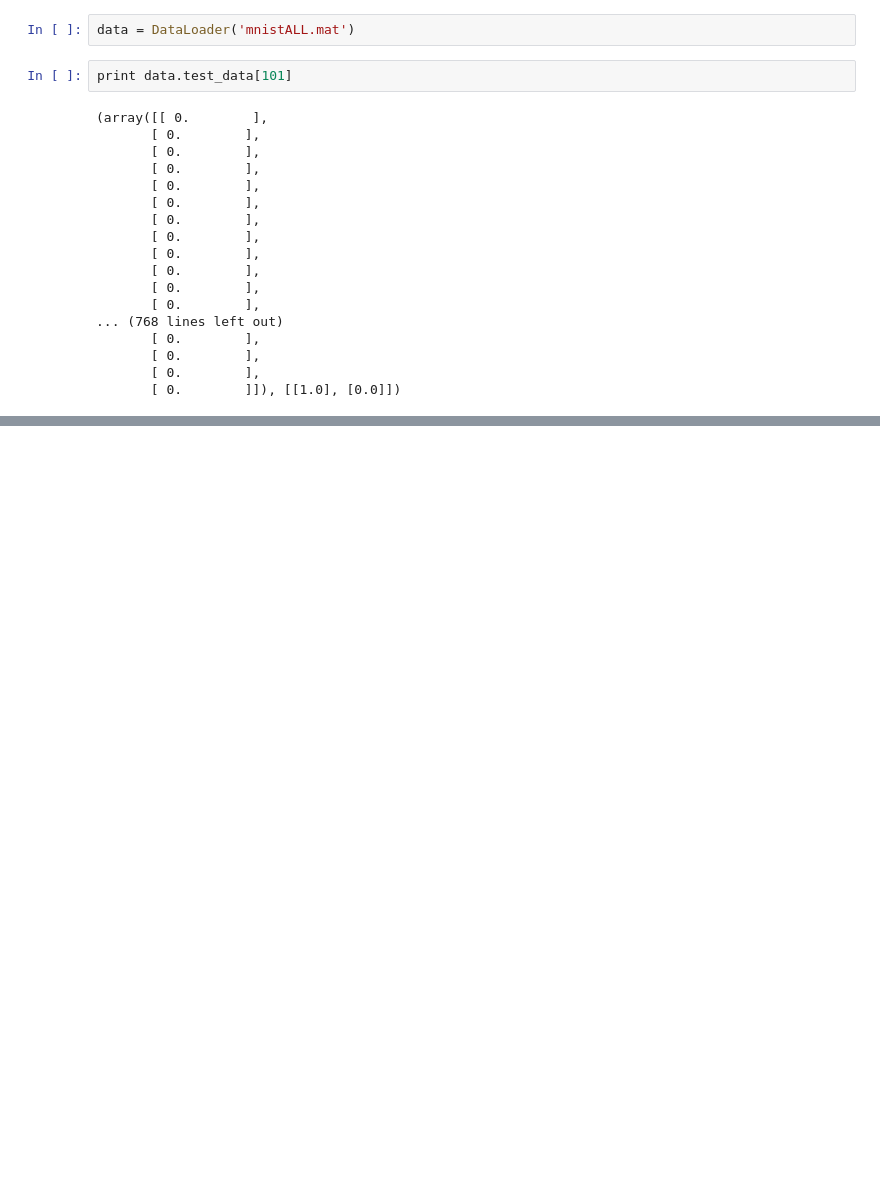
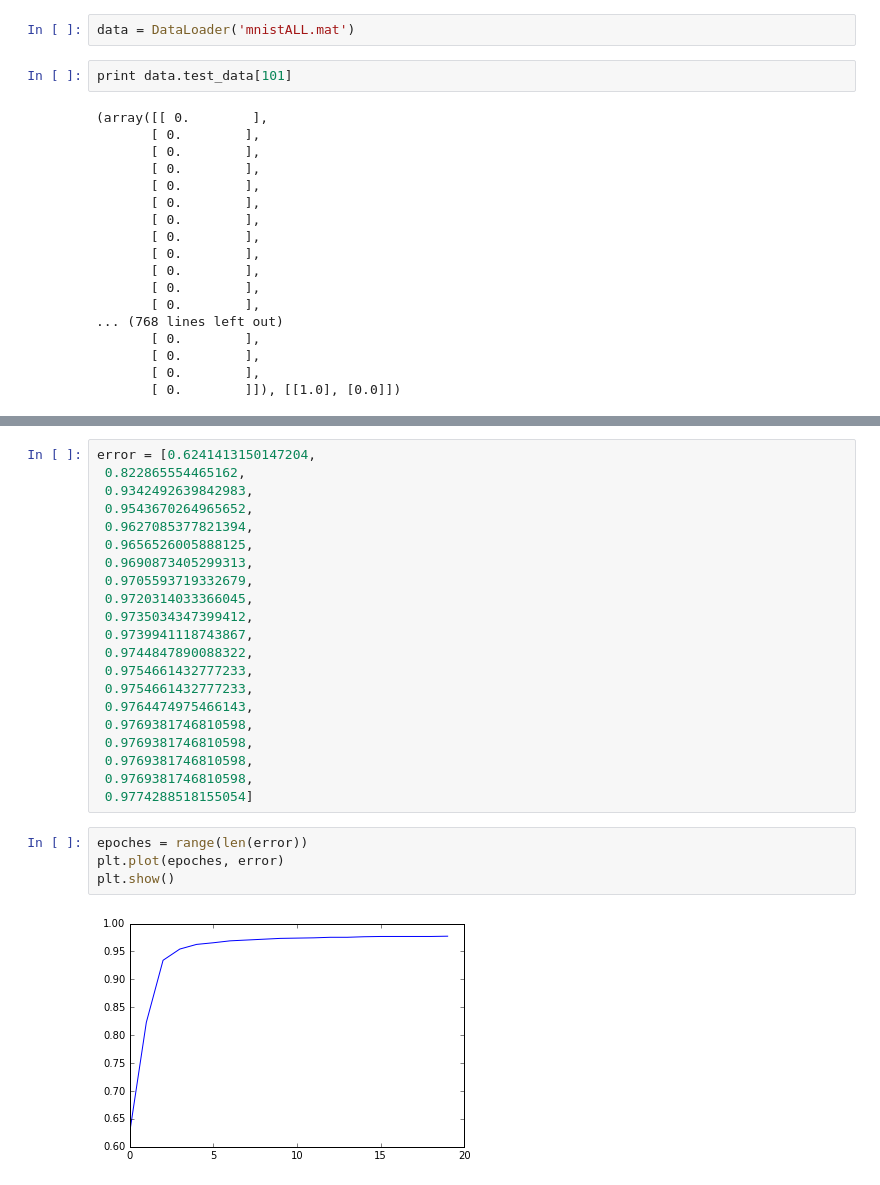
Before and after one commit to kevin91nl/machine-learning, a Jupyter notebook: MLP/MLP0129.ipynb, the cells around one changed output, grey strips where cells are left out. Drawn from its saved outputs; the diff is of its cells as text; blank space fills up the shorter version.

```diff
--- a/MLP/MLP0129.ipynb
+++ b/MLP/MLP0129.ipynb
@@ -209,0 +250,27 @@ Epoch 29: 2001 / 2038
+# %%
+error = [0.6241413150147204,
+ 0.822865554465162,
+ 0.9342492639842983,
+ 0.9543670264965652,
+ 0.9627085377821394,
+ 0.9656526005888125,
+ 0.9690873405299313,
+ 0.9705593719332679,
+ 0.9720314033366045,
+ 0.9735034347399412,
+ 0.9739941118743867,
+ 0.9744847890088322,
+ 0.9754661432777233,
+ 0.9754661432777233,
+ 0.9764474975466143,
+ 0.9769381746810598,
+ 0.9769381746810598,
+ 0.9769381746810598,
+ 0.9769381746810598,
+ 0.9774288518155054]
+# %%
+epoches = range(len(error))
+plt.plot(epoches, error)
+plt.show()
+# %% [output]
+[figure, added]
```
Also changed, not shown: parts of 14 cells of this notebook.
